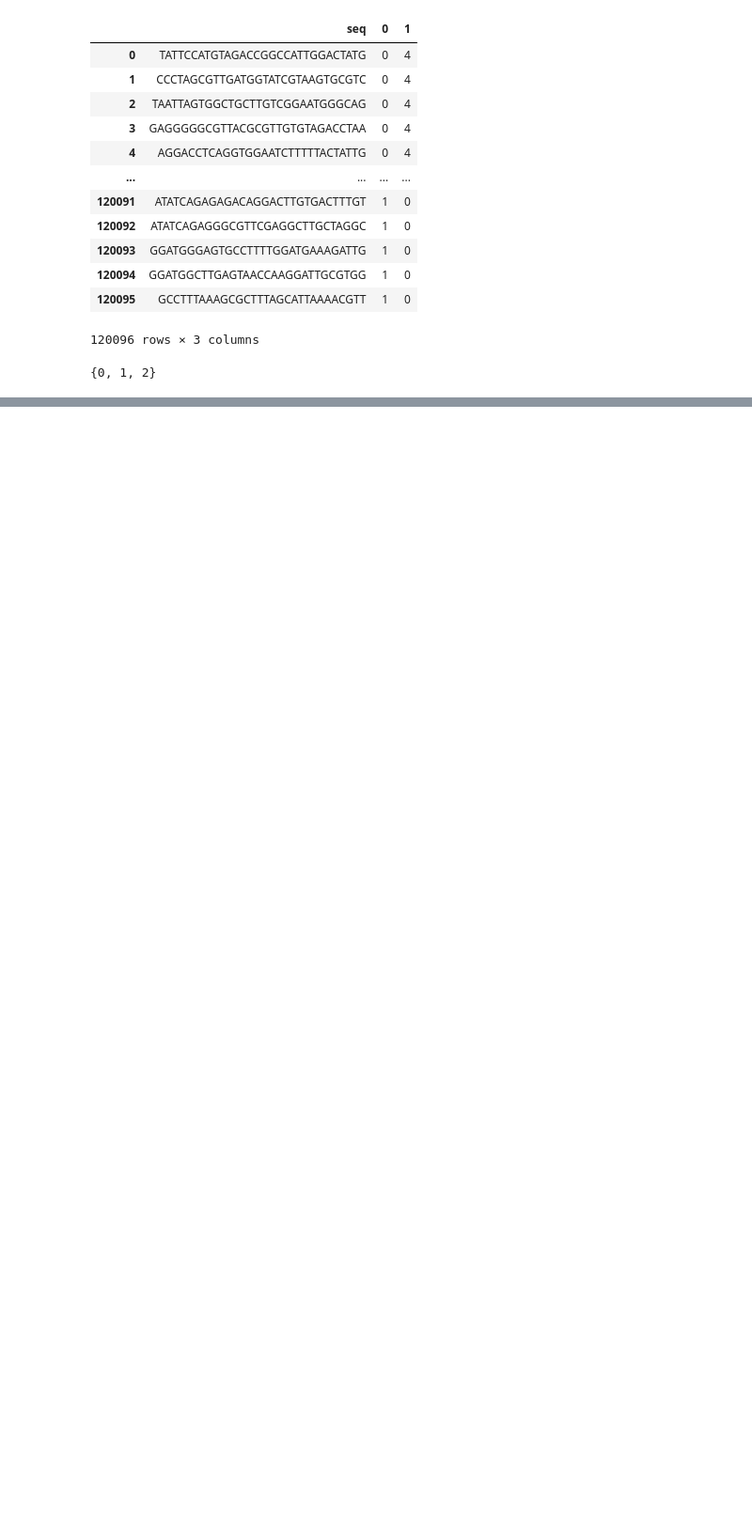
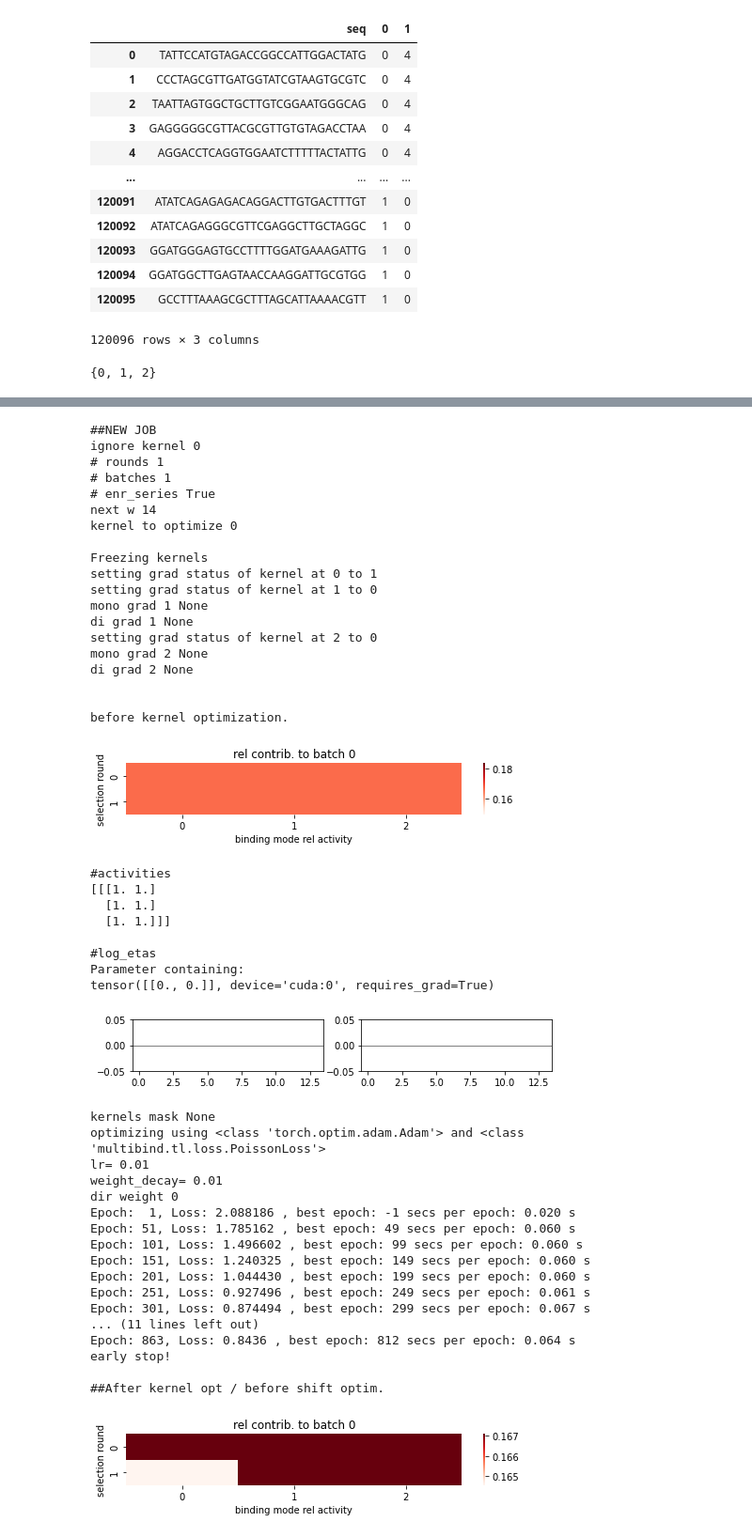
Before and after one commit to theislab/mubind, a Jupyter notebook: notebooks/16_CTCF.ipynb, the cells around one changed output, grey strips where cells are left out. Shown at 94% size. Cells and saved outputs as stored; diff of their text form; code cells hidden in the pictures; blank space fills up the shorter version.

```diff
--- a/notebooks/16_CTCF.ipynb
+++ b/notebooks/16_CTCF.ipynb
@@ -181,0 +168,73 @@ activities
+# %%
+# assign batch and data type
+
+# data['batch'] = 0
+# data['is_count_data'] = 1
+# n_batches=3
+
+dirichlet_regularization = 0
+# for dirichlet_regularization_log in range(-5, 3):
+
+from matplotlib import rcParams
+rcParams['figure.figsize'] = 8, 1
+
+for ignore_kernel in [0]: # [0, 1]:
+    print('\n\n##NEW JOB')
+    print('ignore kernel', ignore_kernel)
+    model_by_k, res_next = mb.tl.train_iterative(train, device, min_w=14, show_logo=True, optimize_motif_shift=True,
+                                                 dirichlet_regularization=dirichlet_regularization, # 10 ** dirichlet_regularization_log,
+                                                 lr=[0.01, 0.01, 0.01], weight_decay=[0.01, 0.001, 0.001], ignore_kernel=ignore_kernel,
+                                                 num_epochs=1000, early_stopping=50, use_dinuc=False, # optimiser=torch.optim.LBFGS,
+                                                 max_w=15, n_kernels=3, log_each=50, stop_at_kernel=None) #  seed=seed) # seeds.index[0]) #
+    print('##DONE....\n\n')
+    break
+# res = []
+# model_by_k = {}
+# %% [output]
+##NEW JOB
+ignore kernel 0
+# rounds 1
+# batches 1
+# enr_series True
+next w 14
+kernel to optimize 0
+
+Freezing kernels
+setting grad status of kernel at 0 to 1
+setting grad status of kernel at 1 to 0
+mono grad 1 None
+di grad 1 None
+setting grad status of kernel at 2 to 0
+mono grad 2 None
+di grad 2 None
+
+
+before kernel optimization.
+[figure, added]
+#activities
+[[[1. 1.]
+  [1. 1.]
+  [1. 1.]]]
+
+#log_etas
+Parameter containing:
+tensor([[0., 0.]], device='cuda:0', requires_grad=True)
+[figure, added]
+kernels mask None
+optimizing using <class 'torch.optim.adam.Adam'> and <class 'multibind.tl.loss.PoissonLoss'>
+lr= 0.01
+weight_decay= 0.01
+dir weight 0
+Epoch:  1, Loss: 2.088186 , best epoch: -1 secs per epoch: 0.020 s
+Epoch: 51, Loss: 1.785162 , best epoch: 49 secs per epoch: 0.060 s
+Epoch: 101, Loss: 1.496602 , best epoch: 99 secs per epoch: 0.060 s
+Epoch: 151, Loss: 1.240325 , best epoch: 149 secs per epoch: 0.060 s
+Epoch: 201, Loss: 1.044430 , best epoch: 199 secs per epoch: 0.060 s
+Epoch: 251, Loss: 0.927496 , best epoch: 249 secs per epoch: 0.061 s
+Epoch: 301, Loss: 0.874494 , best epoch: 299 secs per epoch: 0.067 s
+... (11 lines left out)
+Epoch: 863, Loss: 0.8436 , best epoch: 812 secs per epoch: 0.064 s
+early stop!
+
+##After kernel opt / before shift optim.
+[figure, added]
```
Also changed, not shown: parts of 7 cells of this notebook, 3 other files.
